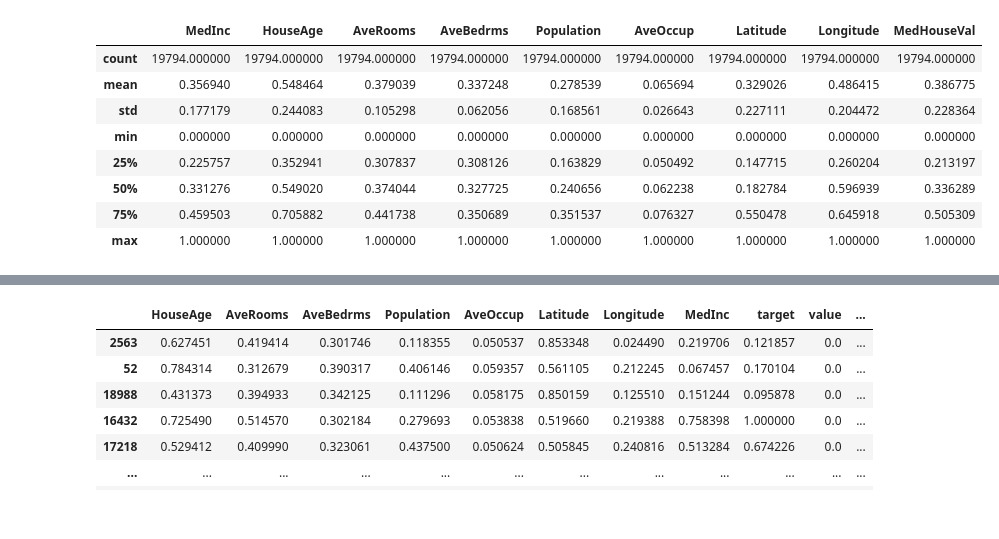
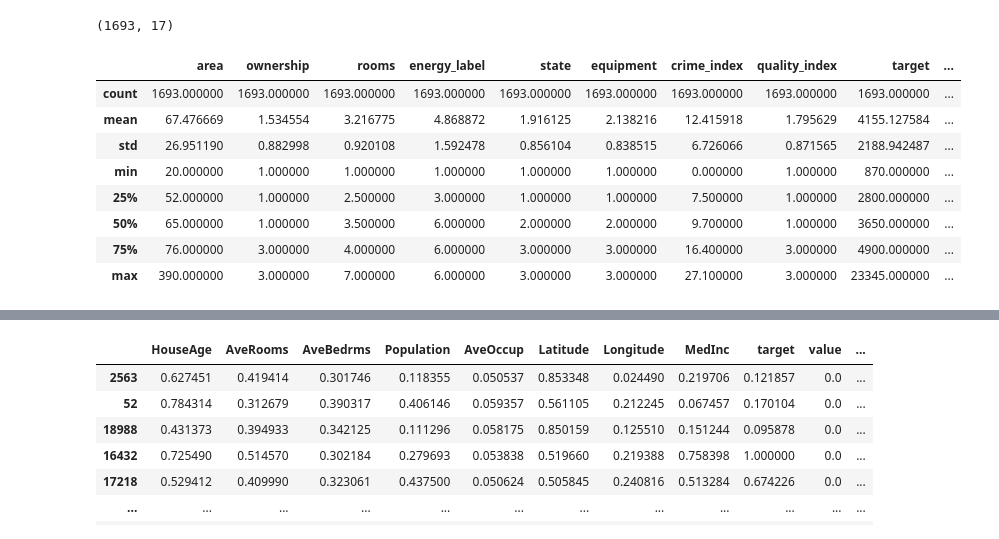
Before and after one commit to erikaminarikova/REFRESH, a Jupyter notebook: example_12_ordinal_sums_ostrava_data_2classes_different_learning_methods.ipynb, the cells around one changed output, grey strips where cells are left out. Cells and saved outputs as stored; diff of their text form; code cells hidden in the pictures.

Commit message:
Vytvorené pomocou služby Colab

```diff
--- a/example_12_ordinal_sums_ostrava_data_2classes_different_learning_methods.ipynb
+++ b/example_12_ordinal_sums_ostrava_data_2classes_different_learning_methods.ipynb
@@ -423,0 +400,2 @@ print(df_o.shape)
+# %%
+data = pd.read_csv('/content/drive/MyDrive/Colab Notebooks/data/ostrava_housing.csv')
@@ -424,12 +424,38 @@ print(df_o.shape)
+# %%
+# decreasing
+columns_to_keep = [
+    'ownership', 'energy_label', 'state', 'equipment', 'crime_index', 'quality_index'
+]
+
+# Normalize each column and add a new "_Normalized" version
+for col in columns_to_keep:
+    min_val = data[col].min()
+    max_val = data[col].max()
+    data[f"{col}_Normalized"] = 1- ((data[col] - min_val) / (max_val - min_val))
+# %%
+# increasing
+columns_to_keep = [
+    'area', 'rooms'
+]
+
+# Normalize each column and add a new "_Normalized" version
+for col in columns_to_keep:
+    min_val = data[col].min()
+    max_val = data[col].max()
+    data[f"{col}_Normalized"] = (data[col] - min_val) / (max_val - min_val)
+# %%
+print(data.shape)
+# %% [output]
+(1693, 17)
 # %%
-df_scaled.describe()
+data.describe()
 # %% [output]
-|  | MedInc | HouseAge | AveRooms | AveBedrms | Population | AveOccup | Latitude | Longitude | MedHouseVal |
-| count | 19794.000000 | 19794.000000 | 19794.000000 | 19794.000000 | 19794.000000 | 19794.000000 | 19794.000000 | 19794.000000 | 19794.000000 |
-| mean | 0.356940 | 0.548464 | 0.379039 | 0.337248 | 0.278539 | 0.065694 | 0.329026 | 0.486415 | 0.386775 |
-| std | 0.177179 | 0.244083 | 0.105298 | 0.062056 | 0.168561 | 0.026643 | 0.227111 | 0.204472 | 0.228364 |
-| min | 0.000000 | 0.000000 | 0.000000 | 0.000000 | 0.000000 | 0.000000 | 0.000000 | 0.000000 | 0.000000 |
-| 25% | 0.225757 | 0.352941 | 0.307837 | 0.308126 | 0.163829 | 0.050492 | 0.147715 | 0.260204 | 0.213197 |
-| 50% | 0.331276 | 0.549020 | 0.374044 | 0.327725 | 0.240656 | 0.062238 | 0.182784 | 0.596939 | 0.336289 |
-| 75% | 0.459503 | 0.705882 | 0.441738 | 0.350689 | 0.351537 | 0.076327 | 0.550478 | 0.645918 | 0.505309 |
-| max | 1.000000 | 1.000000 | 1.000000 | 1.000000 | 1.000000 | 1.000000 | 1.000000 | 1.000000 | 1.000000 |
+|  | area | ownership | rooms | energy_label | state | equipment | crime_index | quality_index | target | ... |
+| count | 1693.000000 | 1693.000000 | 1693.000000 | 1693.000000 | 1693.000000 | 1693.000000 | 1693.000000 | 1693.000000 | 1693.000000 | ... |
+| mean | 67.476669 | 1.534554 | 3.216775 | 4.868872 | 1.916125 | 2.138216 | 12.415918 | 1.795629 | 4155.127584 | ... |
+| std | 26.951190 | 0.882998 | 0.920108 | 1.592478 | 0.856104 | 0.838515 | 6.726066 | 0.871565 | 2188.942487 | ... |
+| min | 20.000000 | 1.000000 | 1.000000 | 1.000000 | 1.000000 | 1.000000 | 0.000000 | 1.000000 | 870.000000 | ... |
+| 25% | 52.000000 | 1.000000 | 2.500000 | 3.000000 | 1.000000 | 1.000000 | 7.500000 | 1.000000 | 2800.000000 | ... |
+| 50% | 65.000000 | 1.000000 | 3.500000 | 6.000000 | 2.000000 | 2.000000 | 9.700000 | 1.000000 | 3650.000000 | ... |
+| 75% | 76.000000 | 3.000000 | 4.000000 | 6.000000 | 3.000000 | 3.000000 | 16.400000 | 3.000000 | 4900.000000 | ... |
+| max | 390.000000 | 3.000000 | 7.000000 | 6.000000 | 3.000000 | 3.000000 | 27.100000 | 3.000000 | 23345.000000 | ... |
```
Also changed, not shown: parts of 29 cells of this notebook.
